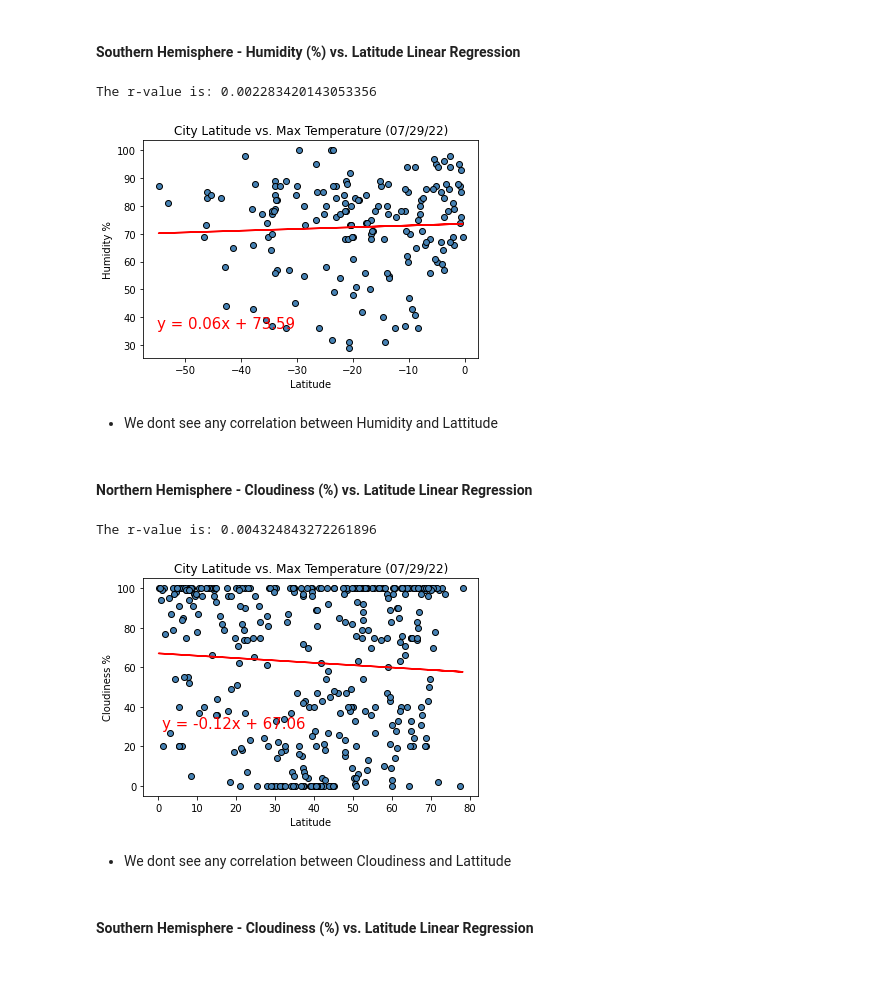
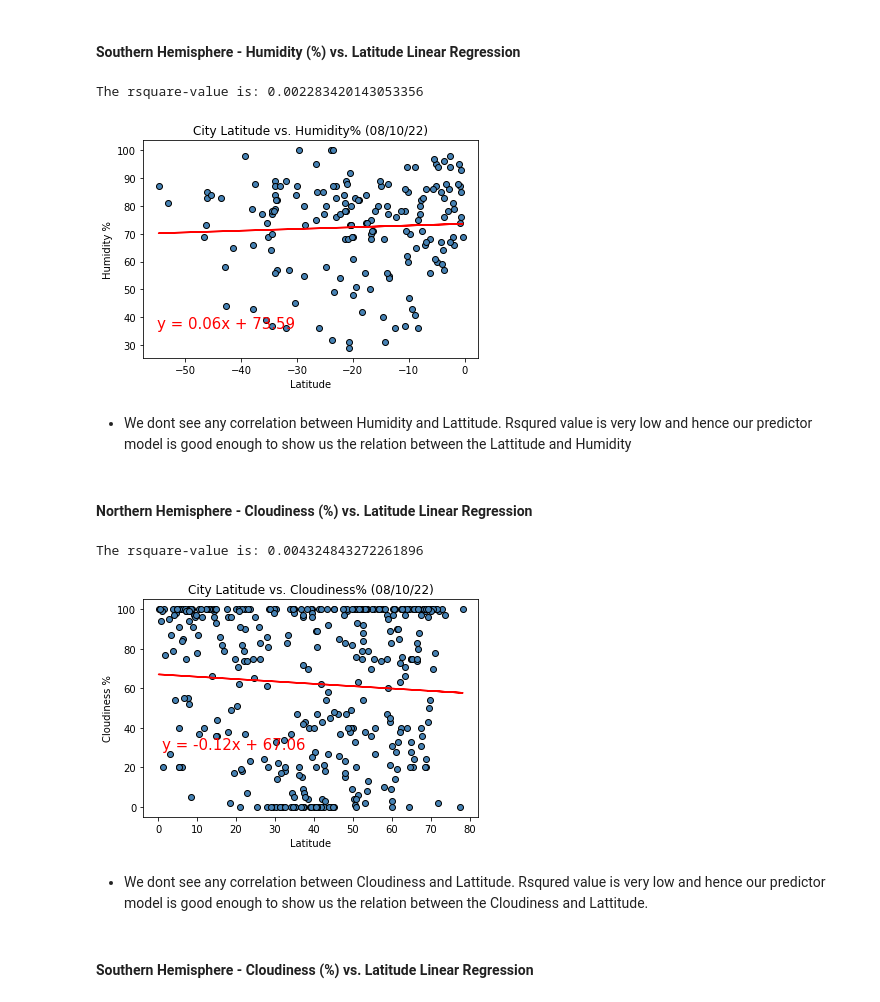
Before and after one commit to singhsanoo/python-api-challenge, a Jupyter notebook: starter_code/WeatherPy.ipynb, the cells around one changed output. Saved outputs shown, nothing was run; the diff lists cells and outputs as text; code cells hidden in the pictures; blank space fills up the shorter version.

```diff
--- a/starter_code/WeatherPy.ipynb
+++ b/starter_code/WeatherPy.ipynb
@@ -154,6 +154,9 @@ city_df.describe()
 | 50% | 24.687700 | 29.833300 | 70.050000 | 76.000000 | 71.000000 | 5.820000 | 1.659153e+09 |
 | 75% | 50.200100 | 105.319600 | 79.320000 | 87.000000 | 99.000000 | 9.660000 | 1.659154e+09 |
 | max | 78.218600 | 179.316700 | 101.030000 | 100.000000 | 100.000000 | 30.130000 | 1.659154e+09 |
+# %%
+# Reading the cities from saved CSV file to avoid executing the api code again
+city_df = pd.read_csv('output_data/cities.csv')
 # %% [markdown]
 ## Inspect the data and remove the cities where the humidity > 100%.
 ----
@@ -359,26 +362,26 @@ The r-value is: 0.01976698332386072
 # %%
 plt.scatter(south_Hem_df['Lat'], south_Hem_df['Humidity'], edgecolors='black', c='steelblue')
 
 #Linear Regression
 slope, intercept, rvalue, pvalue, stderr = linregress(south_Hem_df['Lat'], south_Hem_df['Humidity'])
 line_equ = f"y = {round(slope,2)}x + {round(intercept,2)}"
 
 regress_value = slope*south_Hem_df['Lat'] + intercept
 
 plt.annotate(line_equ, (-55,36), fontsize=15, color='r')
 plt.plot(south_Hem_df['Lat'], regress_value, c='r')
-plt.title(f"City Latitude vs. Max Temperature ({date.today().strftime('%m/%d/%y')})")
+plt.title(f"City Latitude vs. Humidity% ({date.today().strftime('%m/%d/%y')})")
 plt.xlabel('Latitude')
 plt.ylabel('Humidity %')
 
-print(f"The r-value is: {rvalue**2}")
+print(f"The rsquare-value is: {rvalue**2}")
 
 plt.show()
 # %% [output]
-The r-value is: 0.002283420143053356
+The rsquare-value is: 0.002283420143053356
-[figure, old version]
+[figure, new version]
 # %% [markdown]
-* We dont see any correlation between Humidity and Lattitude
+* We dont see any correlation between Humidity and Lattitude. Rsqured value is very low and hence our predictor model is good enough to show us the relation between the Lattitude and Humidity
 # %% [markdown]
 ####  Northern Hemisphere - Cloudiness (%) vs. Latitude Linear Regression
 # %%
@@ -392,18 +395,18 @@ regress_value = slope*north_Hem_df['Lat'] + intercept
 
 plt.annotate(line_equ, (1,29), fontsize=15, color='r')
 plt.plot(north_Hem_df['Lat'], regress_value, c='r')
-plt.title(f"City Latitude vs. Max Temperature ({date.today().strftime('%m/%d/%y')})")
+plt.title(f"City Latitude vs. Cloudiness% ({date.today().strftime('%m/%d/%y')})")
 plt.xlabel('Latitude')
 plt.ylabel('Cloudiness %')
 
-print(f"The r-value is: {rvalue**2}")
+print(f"The rsquare-value is: {rvalue**2}")
 
 plt.show()
 # %% [output]
-The r-value is: 0.004324843272261896
+The rsquare-value is: 0.004324843272261896
-[figure, old version]
+[figure, new version]
 # %% [markdown]
-* We dont see any correlation between Cloudiness and Lattitude
+* We dont see any correlation between Cloudiness and Lattitude. Rsqured value is very low and hence our predictor model is good enough to show us the relation between the Cloudiness and Lattitude.
 # %% [markdown]
 ####  Southern Hemisphere - Cloudiness (%) vs. Latitude Linear Regression
 # %%
```
Also changed, not shown: parts of 20 cells of this notebook, 3 other files.
